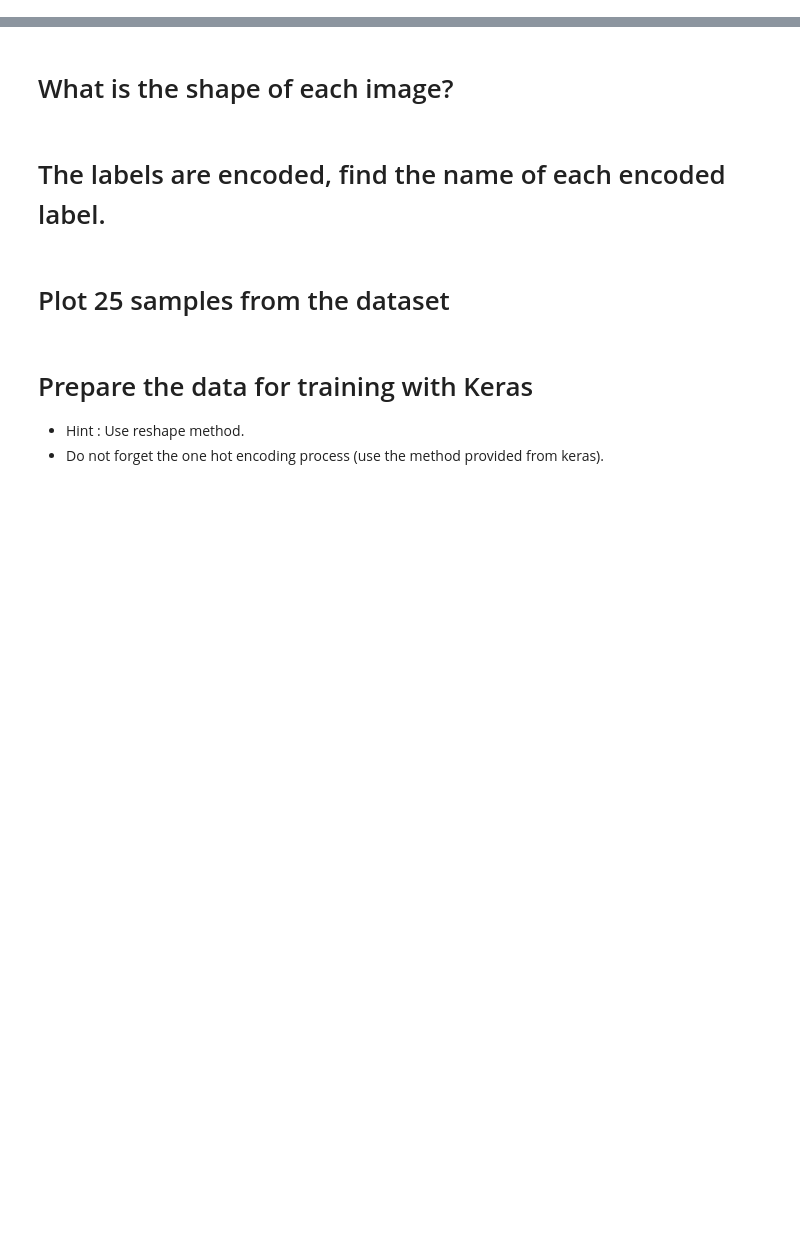
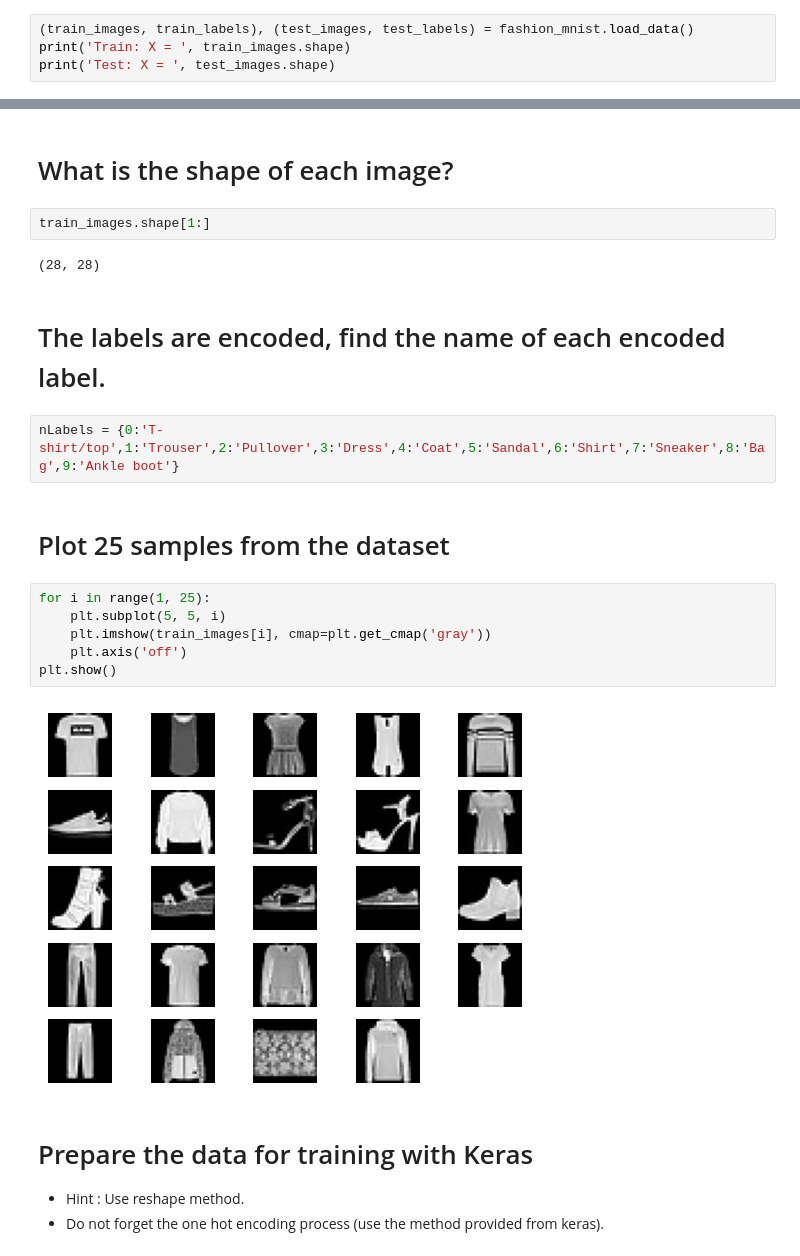
Before and after one commit to Tuwaiq-Data-Science-Bootcamp-V5/CNN_FashionMNIST, a Jupyter notebook: NeuralNetworks-Fashion.ipynb, the cells around one changed output, grey strips where cells are left out. Cells and saved outputs as stored; diff of their text form; blank space fills up the shorter version.

```diff
--- a/NeuralNetworks-Fashion.ipynb
+++ b/NeuralNetworks-Fashion.ipynb
@@ -6,3 +19,7 @@
 - Dataset provided from keras.
 - Print the number of training images and testing images.
 - Print the number of labels (unique).
+# %%
+(train_images, train_labels), (test_images, test_labels) = fashion_mnist.load_data()
+print('Train: X = ', train_images.shape)
+print('Test: X = ', test_images.shape)
@@ -9,9 +37,23 @@
 # %% [markdown]
 # What is the shape of each image?
+# %%
+train_images.shape[1:]
+# %% [output]
+(28, 28)
 # %% [markdown]
 # The labels are encoded, find the name of each encoded label.
+# %%
+nLabels = {0:'T-shirt/top',1:'Trouser',2:'Pullover',3:'Dress',4:'Coat',5:'Sandal',6:'Shirt',7:'Sneaker',8:'Bag',9:'Ankle boot'}
 # %% [markdown]
 # Plot 25 samples from the dataset
+# %%
+for i in range(1, 25):
+	plt.subplot(5, 5, i)
+	plt.imshow(train_images[i], cmap=plt.get_cmap('gray'))
+	plt.axis('off')
+plt.show()
+# %% [output]
+[figure, added]
 # %% [markdown]
 # Prepare the data for training with Keras
 
```
Also changed, not shown: parts of 18 cells of this notebook, 1 other file.
